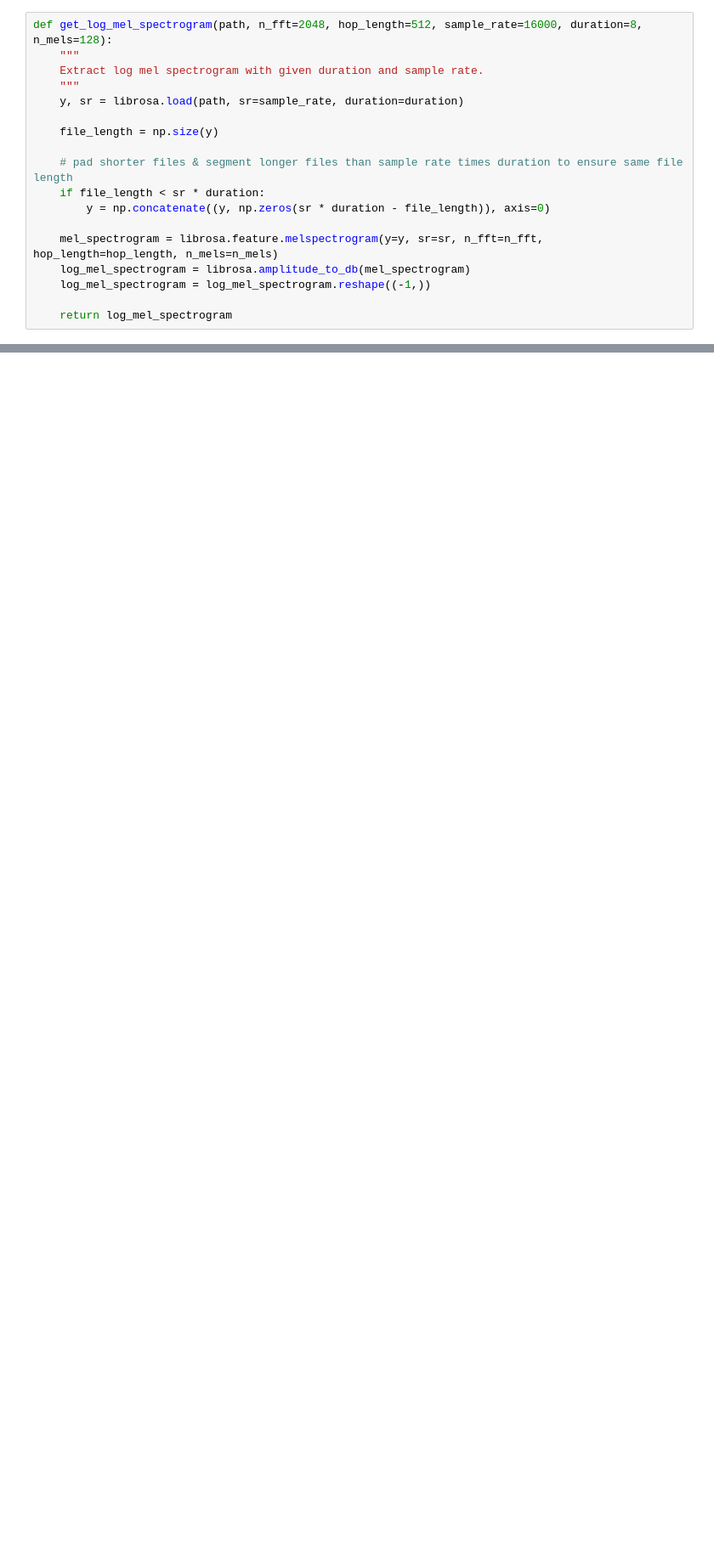
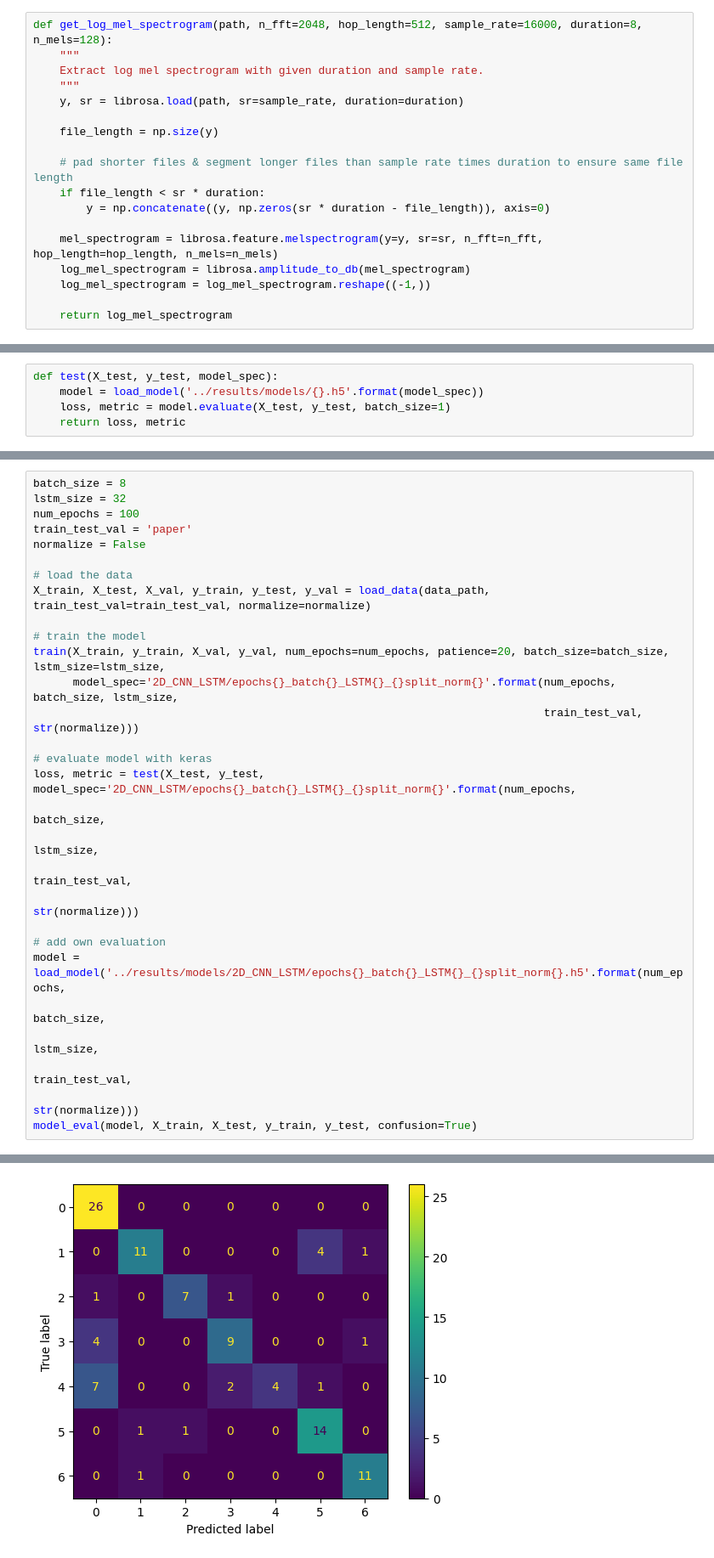
Before and after one commit to kimlindner/automatic_speech_emotion_recognition, a Jupyter notebook: notebooks/DeepLearning_1D-2D-CNN-LSTM.ipynb, the cells around one changed output, grey strips where cells are left out. Shown at 85% size. Cells and saved outputs as stored; diff of their text form; blank space fills up the shorter version.

```diff
--- a/notebooks/DeepLearning_1D-2D-CNN-LSTM.ipynb
+++ b/notebooks/DeepLearning_1D-2D-CNN-LSTM.ipynb
@@ -90,0 +202,5 @@ def load_data(path, train_test_val='ours'):
+# %%
+def test(X_test, y_test, model_spec):
+    model = load_model('../results/models/{}.h5'.format(model_spec))
+    loss, metric = model.evaluate(X_test, y_test, batch_size=1)
+    return loss, metric
@@ -96,0 +669,30 @@ There are 86 entries in the validation data.
+# %%
+batch_size = 8
+lstm_size = 32
+num_epochs = 100
+train_test_val = 'paper'
+normalize = False
+
+# load the data
+X_train, X_test, X_val, y_train, y_test, y_val = load_data(data_path, train_test_val=train_test_val, normalize=normalize)
+
+# train the model
+train(X_train, y_train, X_val, y_val, num_epochs=num_epochs, patience=20, batch_size=batch_size, lstm_size=lstm_size,
+      model_spec='2D_CNN_LSTM/epochs{}_batch{}_LSTM{}_{}split_norm{}'.format(num_epochs, batch_size, lstm_size,
+                                                                             train_test_val, str(normalize)))
+
+# evaluate model with keras
+loss, metric = test(X_test, y_test, model_spec='2D_CNN_LSTM/epochs{}_batch{}_LSTM{}_{}split_norm{}'.format(num_epochs,
+                                                                                                           batch_size,
+                                                                                                           lstm_size,
+                                                                                                           train_test_val,
+                                                                                                           str(normalize)))
+
+# add own evaluation
+model = load_model('../results/models/2D_CNN_LSTM/epochs{}_batch{}_LSTM{}_{}split_norm{}.h5'.format(num_epochs,
+                                                                                                    batch_size,
+                                                                                                    lstm_size,
+                                                                                                    train_test_val,
+                                                                                                    str(normalize)))
+model_eval(model, X_train, X_test, y_train, y_test, confusion=True)
+# %% [output]
@@ -96,0 +716 @@ There are 86 entries in the validation data.
+[figure, added]
```
Also changed, not shown: parts of 43 cells of this notebook, 3 other files.
